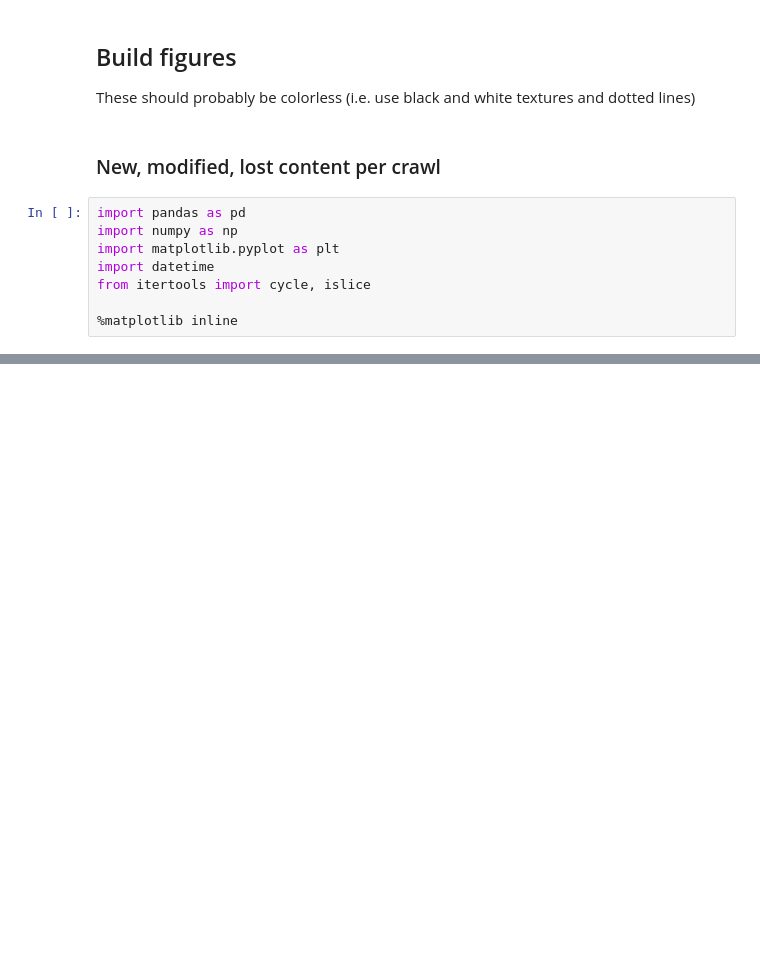
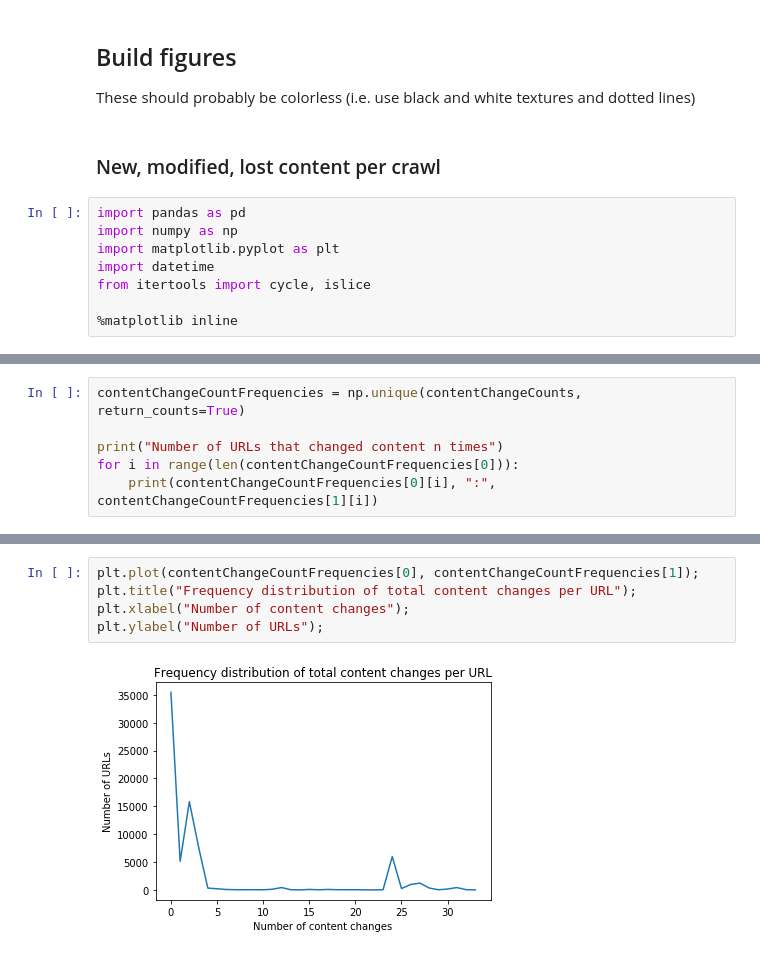
Before and after one commit to bio-linker/linkrot-contentdrift-figures, a Jupyter notebook: Build Figures.ipynb, the cells around one changed output, grey strips where cells are left out. Saved outputs shown, nothing was run; the diff lists cells and outputs as text; blank space fills up the shorter version.

```diff
--- a/Build Figures.ipynb
+++ b/Build Figures.ipynb
@@ -542,0 +532,6 @@ url_status_histories[44605]
+# %%
+contentChangeCountFrequencies = np.unique(contentChangeCounts, return_counts=True)
+
+print("Number of URLs that changed content n times")
+for i in range(len(contentChangeCountFrequencies[0])):
+    print(contentChangeCountFrequencies[0][i], ":", contentChangeCountFrequencies[1][i])
@@ -542,0 +556,7 @@ url_status_histories[44605]
+# %%
+plt.plot(contentChangeCountFrequencies[0], contentChangeCountFrequencies[1]);
+plt.title("Frequency distribution of total content changes per URL");
+plt.xlabel("Number of content changes");
+plt.ylabel("Number of URLs");
+# %% [output]
+[figure, added]
```
Also changed, not shown: parts of 48 cells of this notebook.
